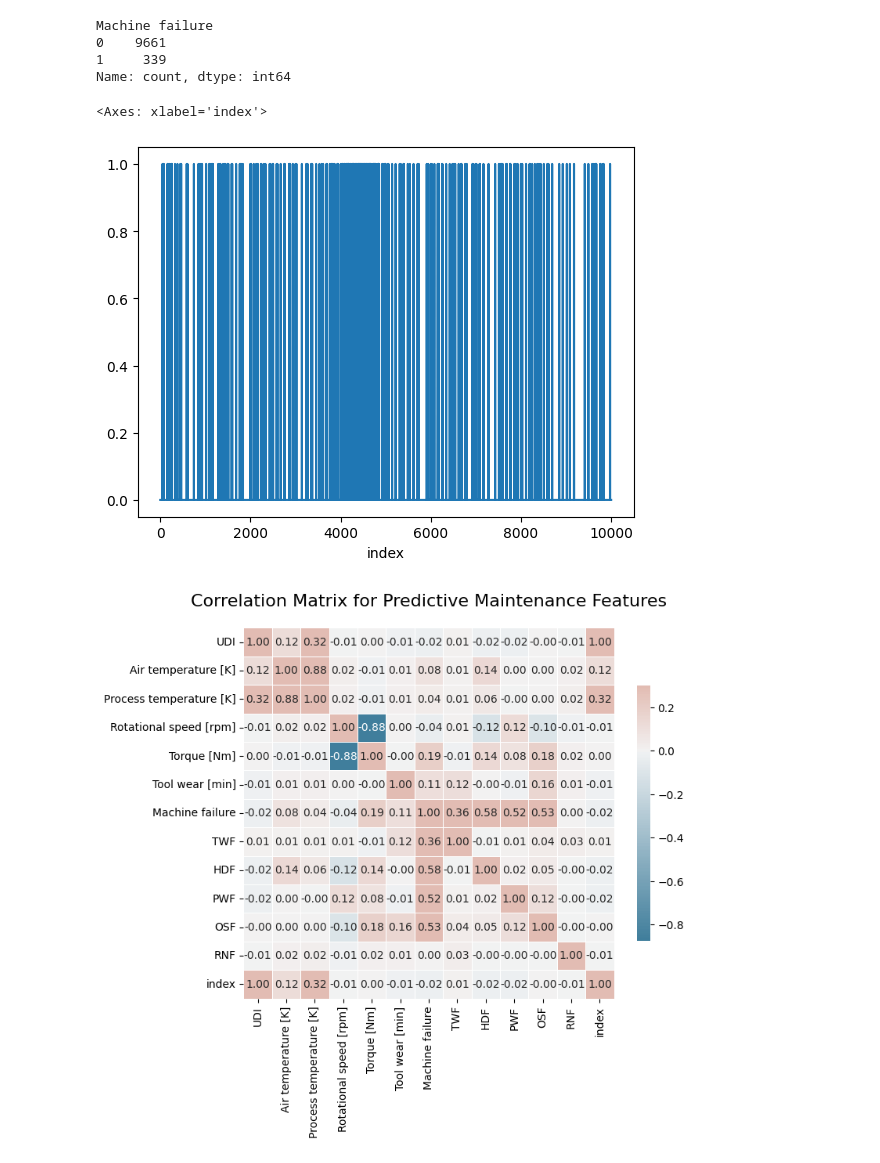
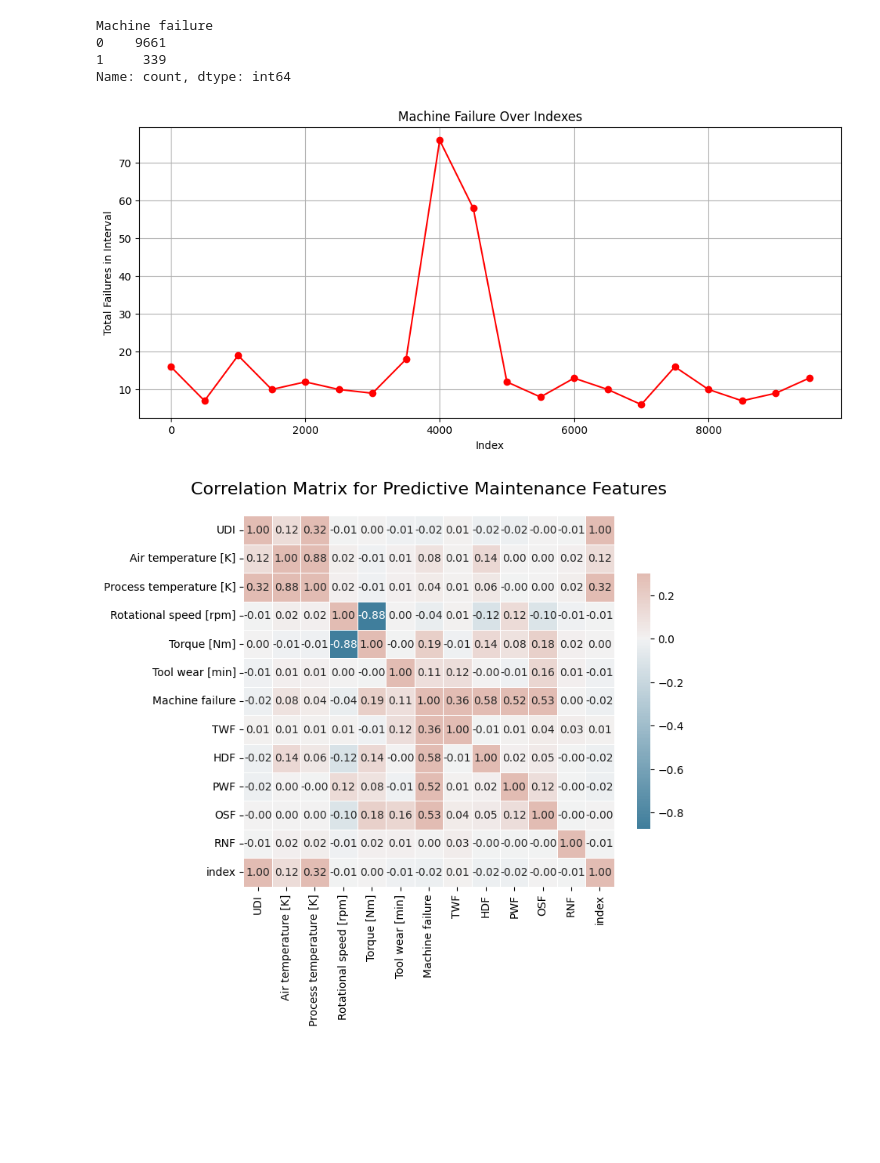
Before and after one commit to Serendipity-PdM/analysis, a Jupyter notebook: uci.ipynb, the cells around one changed output. Cells and saved outputs as stored; diff of their text form; code cells hidden in the pictures; blank space fills up the shorter version.

```diff
--- a/uci.ipynb
+++ b/uci.ipynb
@@ -60,12 +60,22 @@ Machine failure
 0    9661
 1     339
 Name: count, dtype: int64
-# %%
-df["index"] = df.index
-df.set_index("index")["Machine failure"].plot()
-# %% [output]
-<Axes: xlabel='index'>
-[figure, removed]
+# %%
+df["index"] = df.index
+
+interval = 500
+df_grouped = df.groupby(df["index"] // interval)["Machine failure"].sum()
+
+plt.figure(figsize=(12, 5))
+plt.plot(df_grouped.index * interval, df_grouped, linestyle='-', marker='o', color='r')
+plt.xlabel("Index")
+plt.ylabel("Total Failures in Interval")
+plt.title("Machine Failure Over Indexes")
+plt.grid(True)
+
+plt.show()
+# %% [output]
+[figure, added]
 # %%
 numeric_columns = df.select_dtypes(include=[np.number])
 
```
Also changed, not shown: parts of 11 cells of this notebook, 4 other files.
